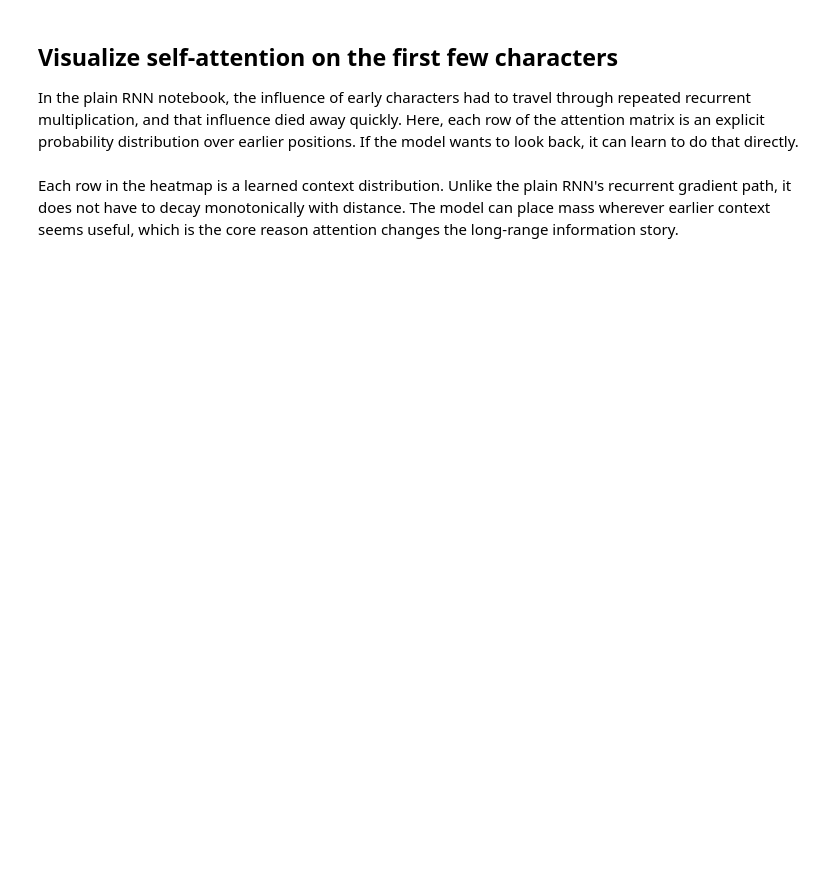
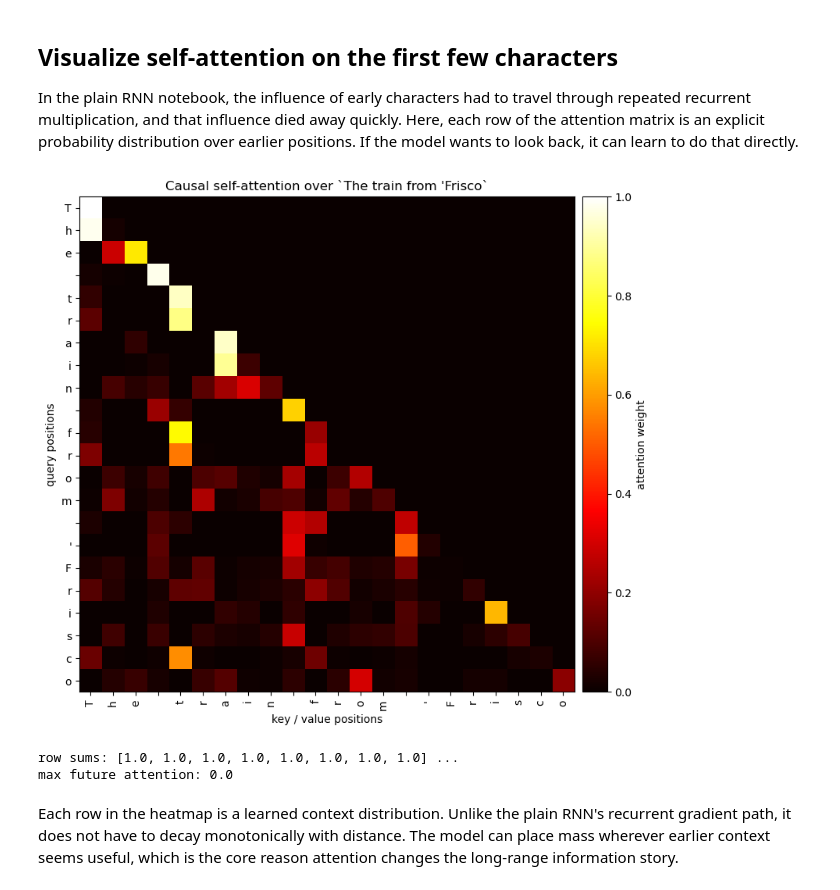
Before and after one commit to jpivarski-talks/2026-06-02-rnn-limits-and-attention, a Jupyter notebook: attention.ipynb, the cells around one changed output. Saved outputs shown, nothing was run; the diff lists cells and outputs as text; code cells hidden in the pictures; blank space fills up the shorter version.

```diff
--- a/attention.ipynb
+++ b/attention.ipynb
@@ -219,25 +222,34 @@ for prompt in ["The ", '"I ', "Dorothy ", "Oz "]:
 
 In the plain RNN notebook, the influence of early characters had to travel through repeated recurrent multiplication, and that influence died away quickly. Here, each row of the attention matrix is an explicit probability distribution over earlier positions. If the model wants to look back, it can learn to do that directly.
 # %%
+from mpl_toolkits.axes_grid1 import make_axes_locatable
+
 prompt = "The train from 'Frisco"
 prompt_ids = torch.tensor(encode(prompt), dtype=torch.long, device=device).unsqueeze(0)
 _, states, attn, context = model(prompt_ids, return_details=True)
 attn_map = attn[0].detach().cpu()
 labels = list(prompt)
 
-plt.figure(figsize=(8, 8))
-plt.imshow(attn_map, cmap="hot", interpolation="nearest")
-plt.xticks(range(len(labels)), labels, rotation=90)
-plt.yticks(range(len(labels)), labels)
-plt.xlabel("key / value positions")
-plt.ylabel("query positions")
-plt.title("Causal self-attention over `The train from 'Frisco`")
-plt.colorbar(label="attention weight")
-plt.tight_layout()
+fig, ax = plt.subplots(figsize=(8, 8))
+im = ax.imshow(attn_map, cmap="hot", interpolation="nearest")
+ax.set_xticks(range(len(labels)), labels, rotation=90)
+ax.set_yticks(range(len(labels)), labels)
+ax.set_xlabel("key / value positions")
+ax.set_ylabel("query positions")
+ax.set_title("Causal self-attention over `The train from 'Frisco`")
+
+divider = make_axes_locatable(ax)
+cax = divider.append_axes("right", size="5%", pad=0.1)
+fig.colorbar(im, cax=cax, label="attention weight")
+fig.tight_layout()
 plt.show()
 
 row_sums = attn_map.sum(dim=-1)
 print("row sums:", [round(x.item(), 4) for x in row_sums[:8]], "...")
 print("max future attention:", float(torch.triu(attn_map, diagonal=1).max()))
+# %% [output]
+[figure, added]
+row sums: [1.0, 1.0, 1.0, 1.0, 1.0, 1.0, 1.0, 1.0] ...
+max future attention: 0.0
 # %% [markdown]
 Each row in the heatmap is a learned context distribution. Unlike the plain RNN's recurrent gradient path, it does not have to decay monotonically with distance. The model can place mass wherever earlier context seems useful, which is the core reason attention changes the long-range information story.
```
Also changed, not shown: parts of 3 cells of this notebook.
